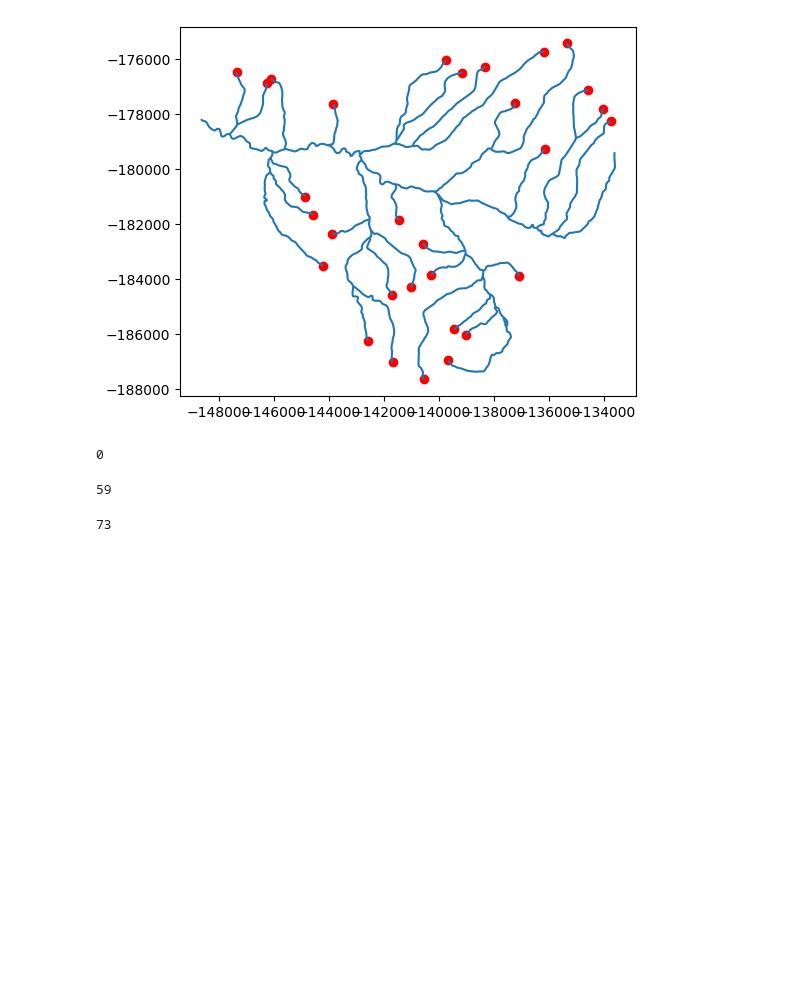
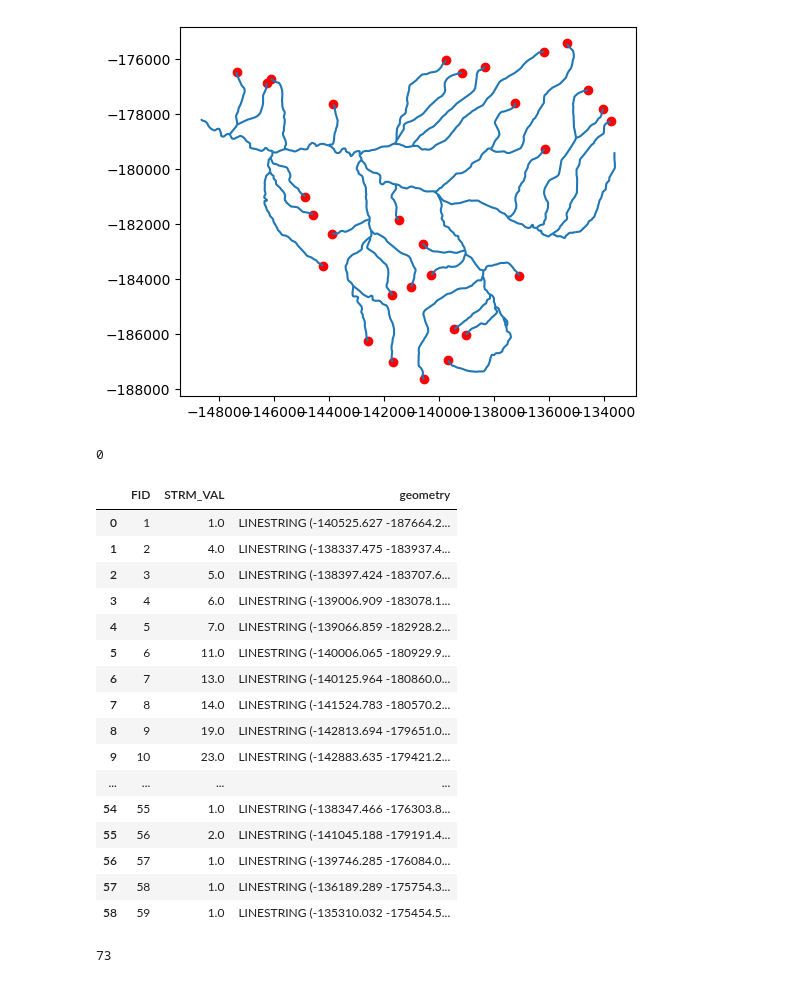
Before and after one commit to avkoehl/valleys, a Jupyter notebook: notebooks/rasterize_nhd.ipynb, the cells around one changed output. Cells and saved outputs as stored; diff of their text form; code cells hidden in the pictures; blank space fills up the shorter version.

```diff
--- a/notebooks/rasterize_nhd.ipynb
+++ b/notebooks/rasterize_nhd.ipynb
@@ -144,9 +144,25 @@ streams = gpd.GeoDataFrame.from_file(os.path.join(wbt.work_dir, "streams.shp"))
 # %%
 # usse streams tif for HAND
 # %%
-len(streams)
+streams
 # %% [output]
-59
+|  | FID | STRM_VAL | geometry |
+| 0 | 1 | 1.0 | LINESTRING (-140525.627 -187664.2... |
+| 1 | 2 | 4.0 | LINESTRING (-138337.475 -183937.4... |
+| 2 | 3 | 5.0 | LINESTRING (-138397.424 -183707.6... |
+| 3 | 4 | 6.0 | LINESTRING (-139006.909 -183078.1... |
+| 4 | 5 | 7.0 | LINESTRING (-139066.859 -182928.2... |
+| 5 | 6 | 11.0 | LINESTRING (-140006.065 -180929.9... |
+| 6 | 7 | 13.0 | LINESTRING (-140125.964 -180860.0... |
+| 7 | 8 | 14.0 | LINESTRING (-141524.783 -180570.2... |
+| 8 | 9 | 19.0 | LINESTRING (-142813.694 -179651.0... |
+| 9 | 10 | 23.0 | LINESTRING (-142883.635 -179421.2... |
+| ... | ... | ... | ... |
+| 54 | 55 | 1.0 | LINESTRING (-138347.466 -176303.8... |
+| 55 | 56 | 2.0 | LINESTRING (-141045.188 -179191.4... |
+| 56 | 57 | 1.0 | LINESTRING (-139746.285 -176084.0... |
+| 57 | 58 | 1.0 | LINESTRING (-136189.289 -175754.3... |
+| 58 | 59 | 1.0 | LINESTRING (-135310.032 -175454.5... |
 # %%
 len(flow)
 # %% [output]
```
